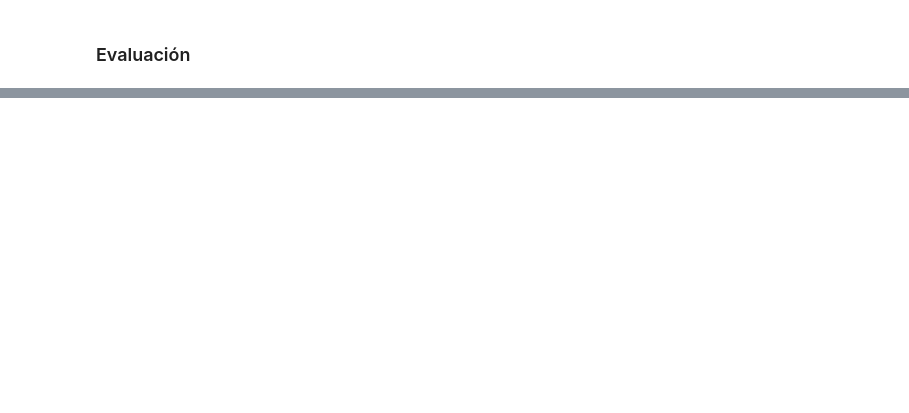
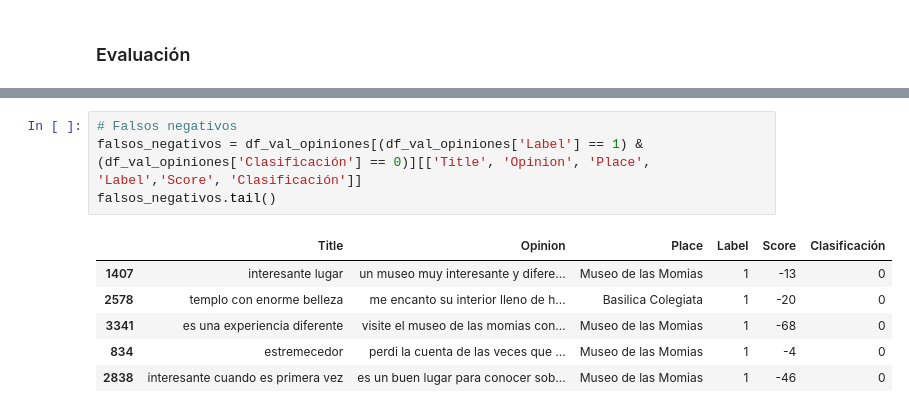
Before and after one commit to mariooef/sentiment_analysis-model-pln-mcd, a Jupyter notebook: notebooks/2.0-modelo-AnálisisSentimientos.ipynb, the cells around one changed output, grey strips where cells are left out. Drawn from its saved outputs; the diff is of its cells as text; blank space fills up the shorter version.

```diff
--- a/notebooks/2.0-modelo-AnálisisSentimientos.ipynb
+++ b/notebooks/2.0-modelo-AnálisisSentimientos.ipynb
@@ -179,0 +271,11 @@ Name: count, dtype: int64
+# %%
+# Falsos negativos
+falsos_negativos = df_val_opiniones[(df_val_opiniones['Label'] == 1) & (df_val_opiniones['Clasificación'] == 0)][['Title', 'Opinion', 'Place', 'Label','Score', 'Clasificación']]
+falsos_negativos.tail()
+# %% [output]
+|  | Title | Opinion | Place | Label | Score | Clasificación |
+| 1407 | interesante lugar | un museo muy interesante y difere... | Museo de las Momias | 1 | -13 | 0 |
+| 2578 | templo con enorme belleza | me encanto su interior lleno de h... | Basilica Colegiata | 1 | -20 | 0 |
+| 3341 | es una experiencia diferente | visite el museo de las momias con... | Museo de las Momias | 1 | -68 | 0 |
+| 834 | estremecedor | perdi la cuenta de las veces que ... | Museo de las Momias | 1 | -4 | 0 |
+| 2838 | interesante cuando es primera vez | es un buen lugar para conocer sob... | Museo de las Momias | 1 | -46 | 0 |
```
Also changed, not shown: parts of 27 cells of this notebook.
